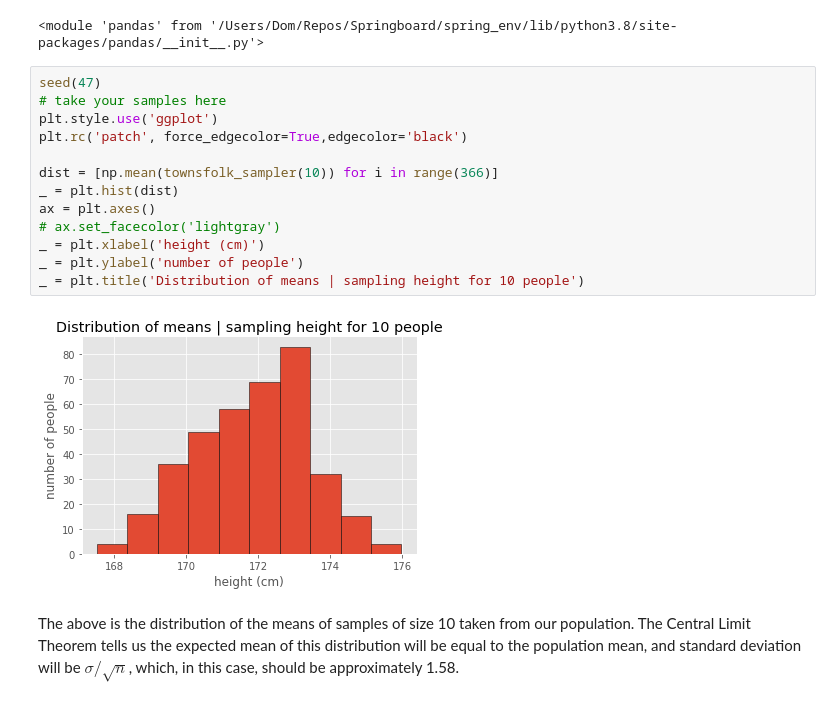
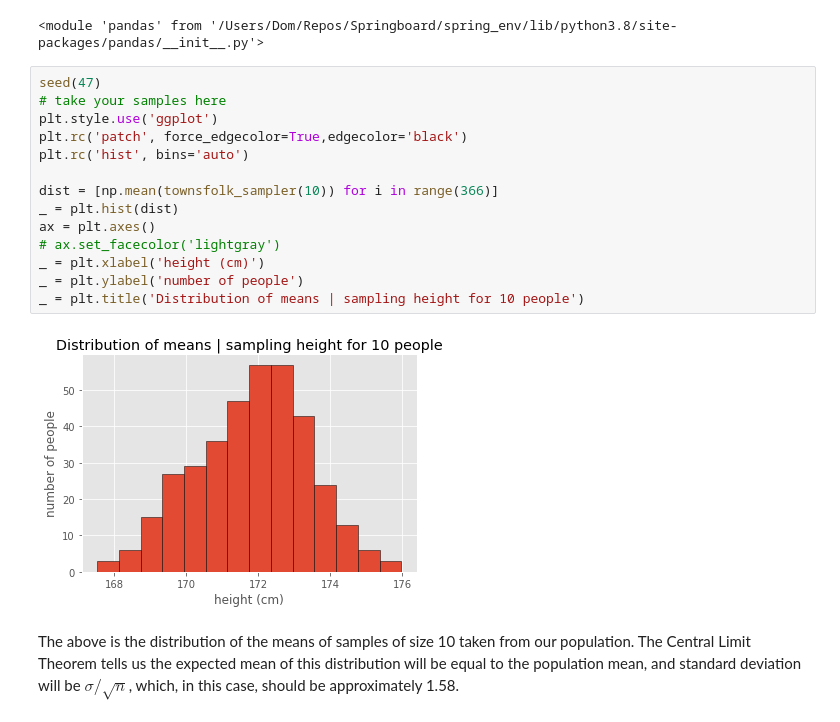
Before and after one commit to cogentdom/Frequentist_Inference, a Jupyter notebook: Frequentist Inference Case Study - Part A (3).ipynb, the cells around one changed output. Saved outputs shown, nothing was run; the diff lists cells and outputs as text.

```diff
--- a/Frequentist Inference Case Study - Part A (3).ipynb
+++ b/Frequentist Inference Case Study - Part A (3).ipynb
@@ -206,18 +206,19 @@ locals()['pd']
 # %%
 seed(47)
 # take your samples here
 plt.style.use('ggplot')
 plt.rc('patch', force_edgecolor=True,edgecolor='black')
+plt.rc('hist', bins='auto')
 
 dist = [np.mean(townsfolk_sampler(10)) for i in range(366)]
 _ = plt.hist(dist)
 ax = plt.axes()
 # ax.set_facecolor('lightgray')
 _ = plt.xlabel('height (cm)')
 _ = plt.ylabel('number of people')
 _ = plt.title('Distribution of means | sampling height for 10 people')
 # %% [output]
-[figure, old version]
+[figure, new version]
 # %% [markdown]
 The above is the distribution of the means of samples of size 10 taken from our population. The Central Limit Theorem tells us the expected mean of this distribution will be equal to the population mean, and standard deviation will be $\sigma / \sqrt n$, which, in this case, should be approximately 1.58.
 # %% [markdown]
```
Also changed, not shown: parts of 11 cells of this notebook.
